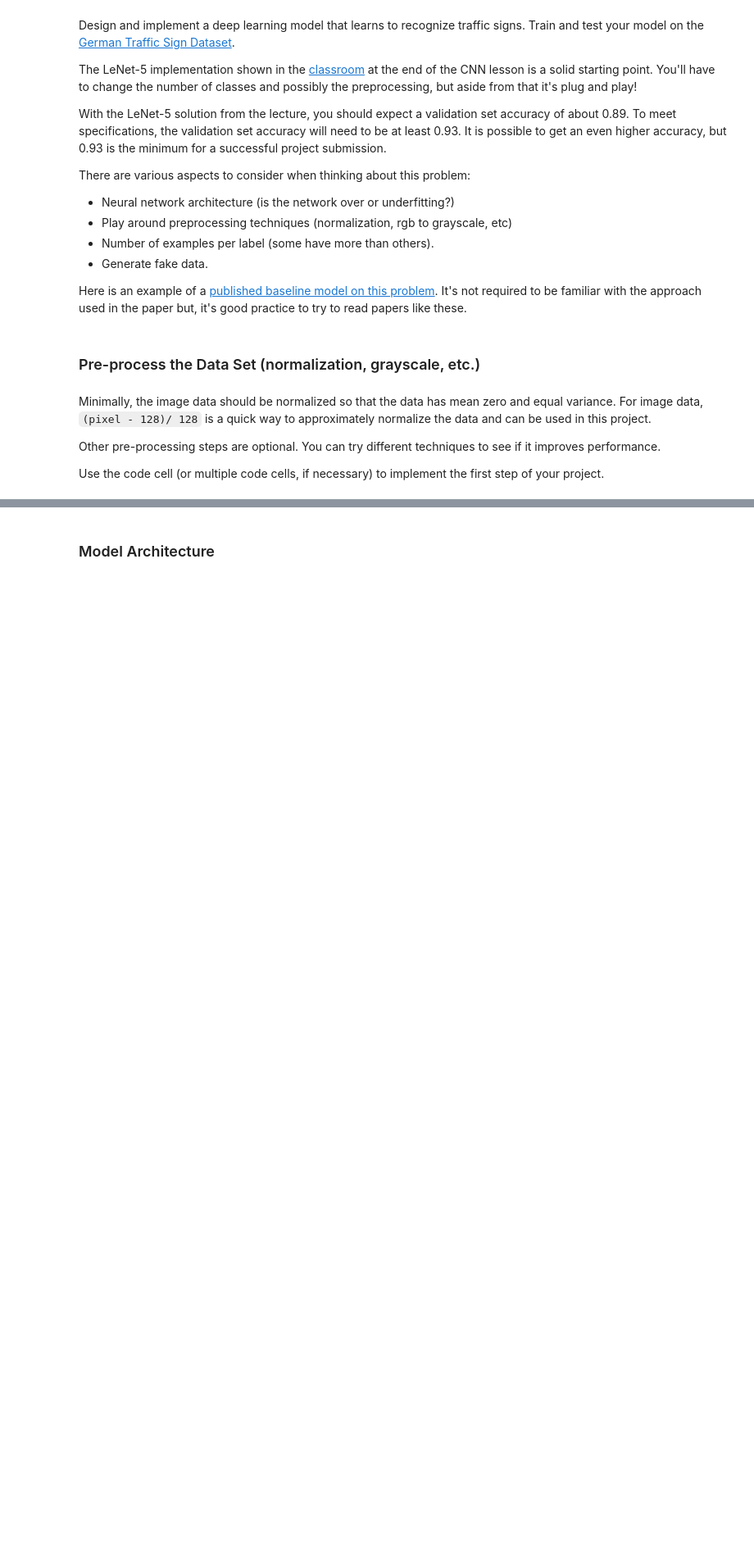
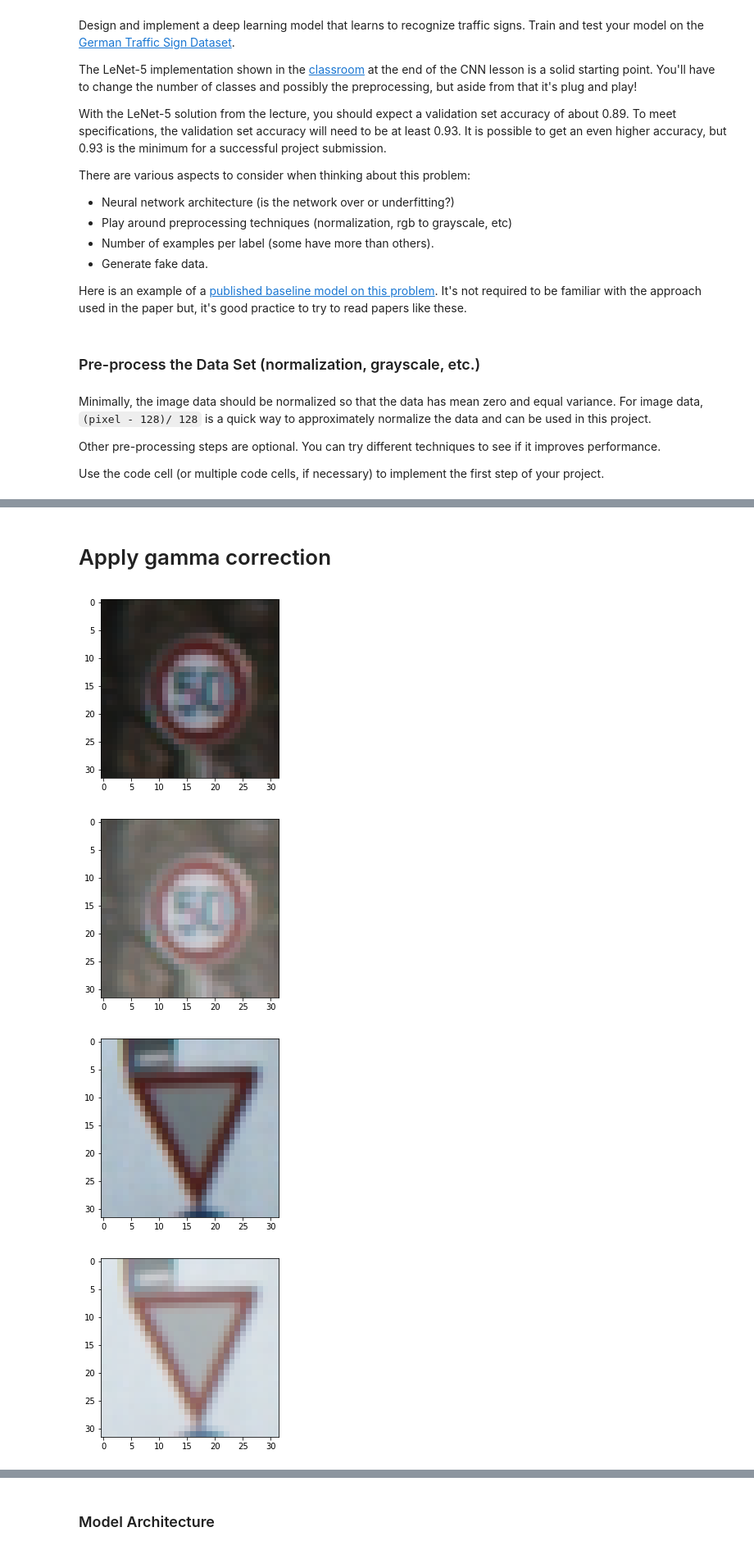
Before and after one commit to TPrabhat/Traffic-Sign-Classifier, a Jupyter notebook: Traffic_Sign_Classifier.ipynb, the cells around one changed output, grey strips where cells are left out. Shown at 82% size. Cells and saved outputs as stored; diff of their text form; code cells hidden in the pictures; blank space fills up the shorter version.

```diff
--- a/Traffic_Sign_Classifier.ipynb
+++ b/Traffic_Sign_Classifier.ipynb
@@ -184,0 +188,27 @@ def normalize_to_gray(data):
+# %% [markdown]
+# Apply gamma correction
+# %%
+def adjust_gamma(image, gamma=1.0):
+    # build a lookup table mapping the pixel values [0, 255] to
+    # their adjusted gamma values
+    invGamma = 1.0 / gamma
+    table = np.array([((i / 255.0) ** invGamma) * 255
+        for i in np.arange(0, 256)]).astype("uint8")
+
+    # apply gamma correction using the lookup table
+    return cv2.LUT(image, table)
+
+# test out on 5 random images
+for i in range(5):
+    rnd = np.random.randint(0, len(X_train))
+    img = X_train[rnd]
+    plt.imshow(img)
+    plt.show()
+    gamma_corrected = adjust_gamma(img, 2.2)
+    plt.imshow(gamma_corrected)
+    plt.show()
+# %% [output]
+[figure, added]
+[figure, added]
+[figure, added]
+[figure, added]
```
Also changed, not shown: parts of 16 cells of this notebook.
